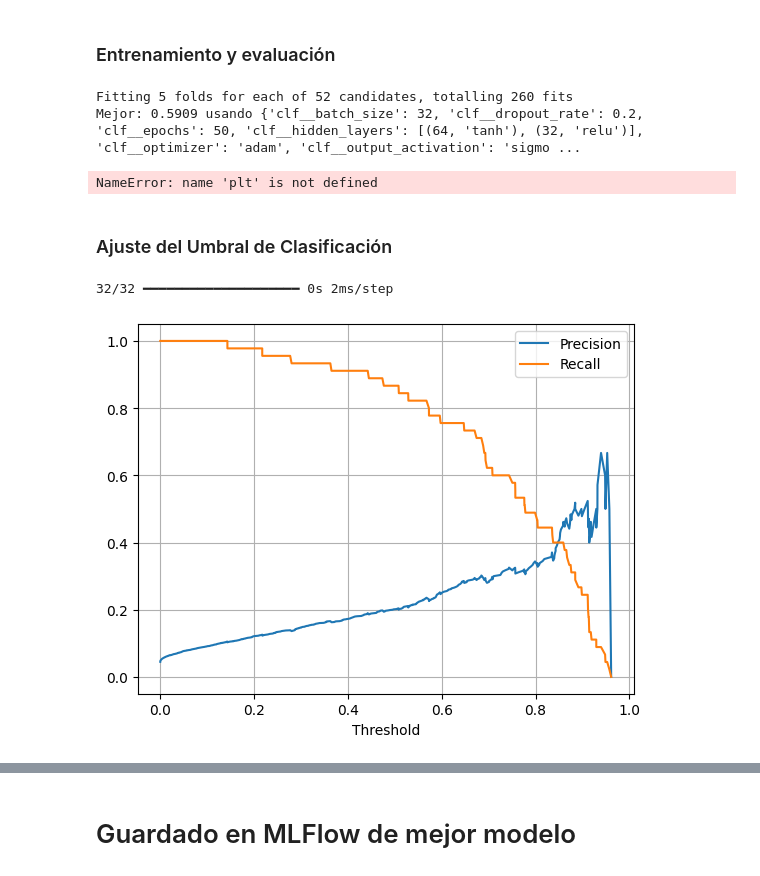
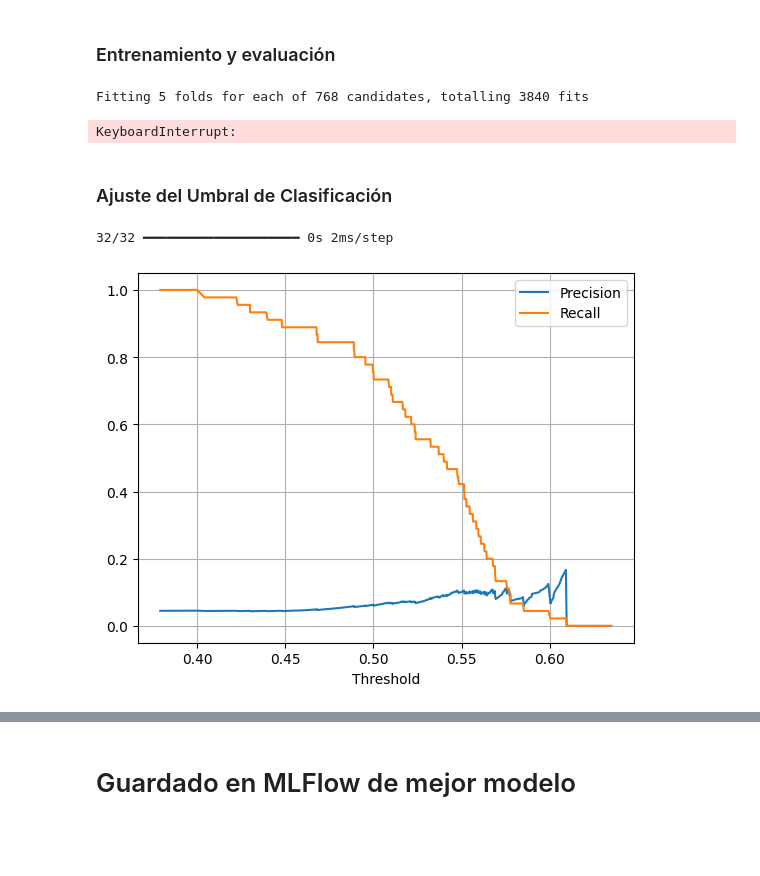
Before and after one commit to Camilabperez/Deteccion-fraude-ML, a Jupyter notebook: training/fraud-detection.ipynb, the cells around one changed output, grey strips where cells are left out. Drawn from its saved outputs; the diff is of its cells as text; code cells hidden in the pictures; blank space fills up the shorter version.

```diff
--- a/training/fraud-detection.ipynb
+++ b/training/fraud-detection.ipynb
@@ -503,7 +744,8 @@ scoring = {
     'precision': make_scorer(precision_score),
     'recall': make_scorer(recall_score),
     'f1': make_scorer(f1_score),
-    'auc': make_scorer(roc_auc_score)
+    'auc': make_scorer(roc_auc_score),
+    'auprc': 'average_precision',
 }
 # %% [markdown]
 ### Regresión logística
@@ -1302,34 +1989,46 @@ param_grid = {
 # %% [markdown]
 ### Entrenamiento y evaluación
 # %%
-from sklearn.feature_selection import SelectKBest, mutual_info_classif
-from imblearn.under_sampling import RandomUnderSampler
-pipeline = Pipeline([
-    ('scaler', StandardScaler()),
+
+from sklearn.preprocessing import FunctionTransformer
+pipeline = ImbPipeline(steps=[
+    ('rare', RareCategoryGrouper(col='Category', min_freq=20)),
+    ('feat', FeatureEngineer(
+        columns_to_drop=['TransactionID','Name','Age','Address'],
+        ts_col='Timestamp', last_login_col='LastLogin',
+        amount_col='TransactionAmount', balance_col='AccountBalance',
+        category_col='Category', high_amount_q=0.75,
+        add_hour_cyc=True, night_hours=(0,6)
+    )),
+    ('grp', GroupStatsByID(id_col='CustomerID', score_col='AnomalyScore', m=5.0)),
+    ('pre', pre),
     ('under', RandomUnderSampler(sampling_strategy=0.3, random_state=42)),
     ('smote', SMOTE(random_state=42)),
+    ('scaler', StandardScaler()),
+    ('astype', FunctionTransformer(lambda X: X.astype('float32'))),
     ('clf', MyKerasClassifier(epochs=50, random_state=42))
 ])
 
-grid = GridSearchCV(
+grid_search = GridSearchCV(
     estimator = pipeline,
-    param_grid = param_grid_2,
+    param_grid = param_grid_4,
     scoring = scoring,
-    refit = 'auc',
+    refit = 'auprc',
     cv = StratifiedKFold(n_splits=5, shuffle=True, random_state=42),
     verbose=2,
     n_jobs=-1,
     return_train_score=True
 )
-# Ejecutar búsqueda
-grid_result = grid.fit(x_data, y_data)
 
-# Guardar resultados
-results_df = pd.DataFrame(grid_result.cv_results_)
+grid_search.fit(x_data_raw, y_data)
+
+print("Mejores parámetros encontrados:", grid_search.best_params_)
+print("Mejor puntuación:", grid_search.best_score_)
+
+# Exportar resultados
+results_df = pd.DataFrame(grid_search.cv_results_)
+results_df["auc_gap"] = results_df["mean_train_auc"] - results_df["mean_test_auc"]
 results_df.to_csv("resultados/red_neuronal_grid_search.csv", index=False, sep='|', decimal=',')
-
-# Mejor resultado
-print("Mejor: %.4f usando %s" % (grid_result.best_score_, grid_result.best_params_))
 # %% [output]
-Fitting 5 folds for each of 52 candidates, totalling 260 fits
-Mejor: 0.5909 usando {'clf__batch_size': 32, 'clf__dropout_rate': 0.2, 'clf__epochs': 50, 'clf__hidden_layers': [(64, 'tanh'), (32, 'relu')], 'clf__optimizer': 'adam', 'clf__output_activation': 'sigmo ...
+Fitting 5 folds for each of 768 candidates, totalling 3840 fits
+KeyboardInterrupt:
@@ -1336,34 +2038,21 @@ Mejor: 0.5909 usando {'clf__batch_size': 32, 'clf__dropout_rate': 0.2, 'clf__epo
 # %%
 results_df.to_csv("resultados/red_neuronal_grid_search_.csv", index=False)
-# %%
-plt.figure(figsize=(8, 6))
-plt.scatter(results_df["mean_train_auc"], results_df["mean_test_auc"], alpha=0.7)
-plt.plot([0, 1], [0, 1], 'k--', label="Sin sobreajuste")
-plt.xlabel("AUC en entrenamiento")
-plt.ylabel("AUC en validación")
-plt.title("Detección de sobreajuste en red neuronal")
-plt.legend()
-plt.grid(True)
-plt.tight_layout()
-plt.show()
-# %% [output]
-NameError: name 'plt' is not defined
 # %% [markdown]
 ### Ajuste del Umbral de Clasificación
 # %%
 # Después del fit
-y_scores = grid_result.predict_proba(x_data)[:, 1]
+y_scores = grid_search.predict_proba(x_data_raw)[:, 1]
 prec, rec, thresholds = precision_recall_curve(y_data, y_scores)
 
 # Plot para elegir punto de corte
 plt.plot(thresholds, prec[:-1], label='Precision')
 plt.plot(thresholds, rec[:-1], label='Recall')
 plt.xlabel('Threshold')
 plt.legend()
 plt.grid()
 plt.show()
 # %% [output]
 32/32 ━━━━━━━━━━━━━━━━━━━━ 0s 2ms/step
-[figure, old version]
+[figure, new version]
 # %%
 # Obtener el mejor pipeline entrenado
```
Also changed, not shown: parts of 39 cells of this notebook, 5 other files.
